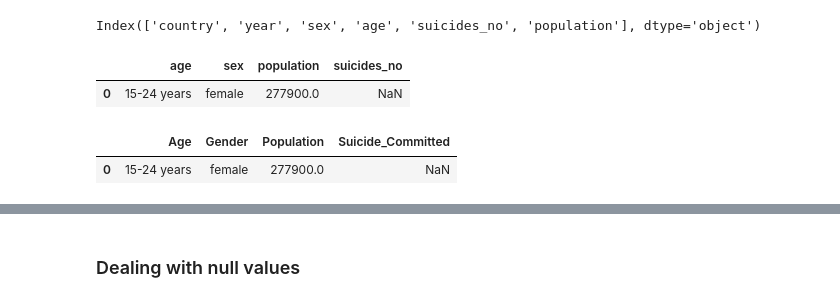
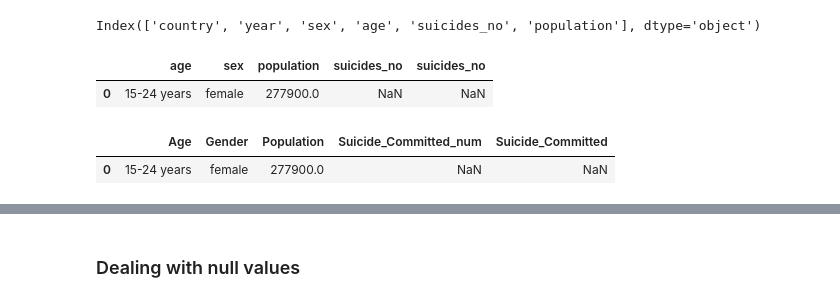
Before and after one commit to daasdemha/Sucide_prediction, a Jupyter notebook: SucideByAge.ipynb, the cells around one changed output, grey strips where cells are left out. Saved outputs shown, nothing was run; the diff lists cells and outputs as text; code cells hidden in the pictures.

```diff
--- a/SucideByAge.ipynb
+++ b/SucideByAge.ipynb
@@ -44,18 +46,18 @@ sucidedataframe.columns  # The columns of the dataframe are viewed.
 Index(['country', 'year', 'sex', 'age', 'suicides_no', 'population'], dtype='object')
 # %%
 # Below relevent data is selected that will be used in this project.
-sucidedataframe = sucidedataframe[["age", "sex", "population", "suicides_no"]]
+sucidedataframe = sucidedataframe[["age", "sex", "population", "suicides_no", "suicides_no"]]
 sucidedataframe.head(1)  # Taking a look at the dataframe to see if the needed changes have been made.
 # %% [output]
-|  | age | sex | population | suicides_no |
-| 0 | 15-24 years | female | 277900.0 | NaN |
+|  | age | sex | population | suicides_no | suicides_no |
+| 0 | 15-24 years | female | 277900.0 | NaN | NaN |
 # %%
 # Below the col names are renamed.
-sucidedataframe = sucidedataframe.set_axis(["Age", "Gender", "Population", "Suicide_Committed"],axis=1)
+sucidedataframe = sucidedataframe.set_axis(["Age", "Gender", "Population", "Suicide_Committed_num", "Suicide_Committed"],axis=1)
 sucidedataframe.head(1)  # Taking a look at the dataframe to see if the needed changes have been made.
 # %% [output]
-|  | Age | Gender | Population | Suicide_Committed |
-| 0 | 15-24 years | female | 277900.0 | NaN |
+|  | Age | Gender | Population | Suicide_Committed_num | Suicide_Committed |
+| 0 | 15-24 years | female | 277900.0 | NaN | NaN |
 # %%
 sucidedataframe.shape  # The Entries and the columns of the dataframe are viewed.
 # %% [output]
```
Also changed, not shown: parts of 49 cells of this notebook.
